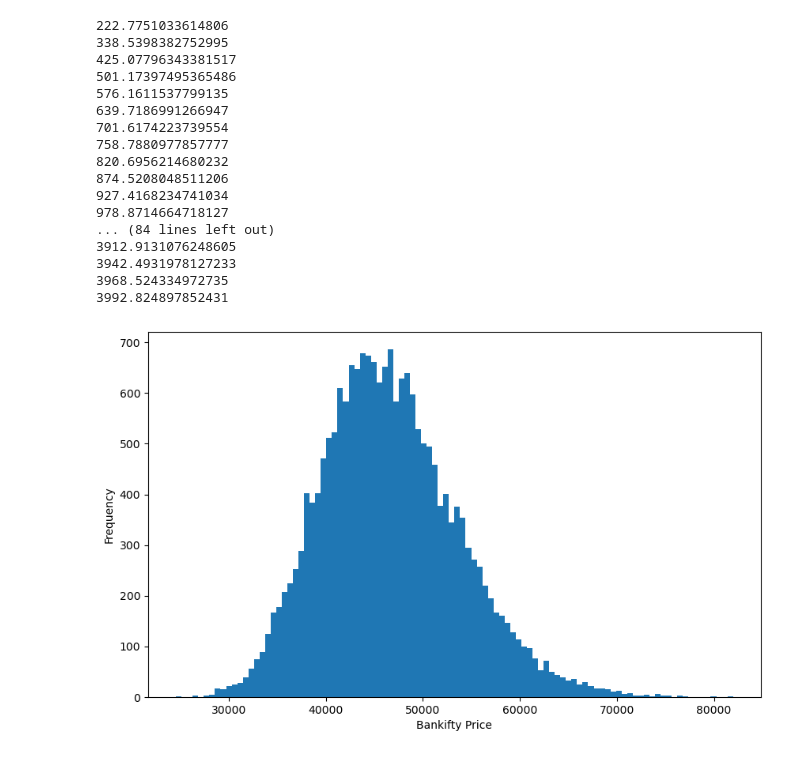
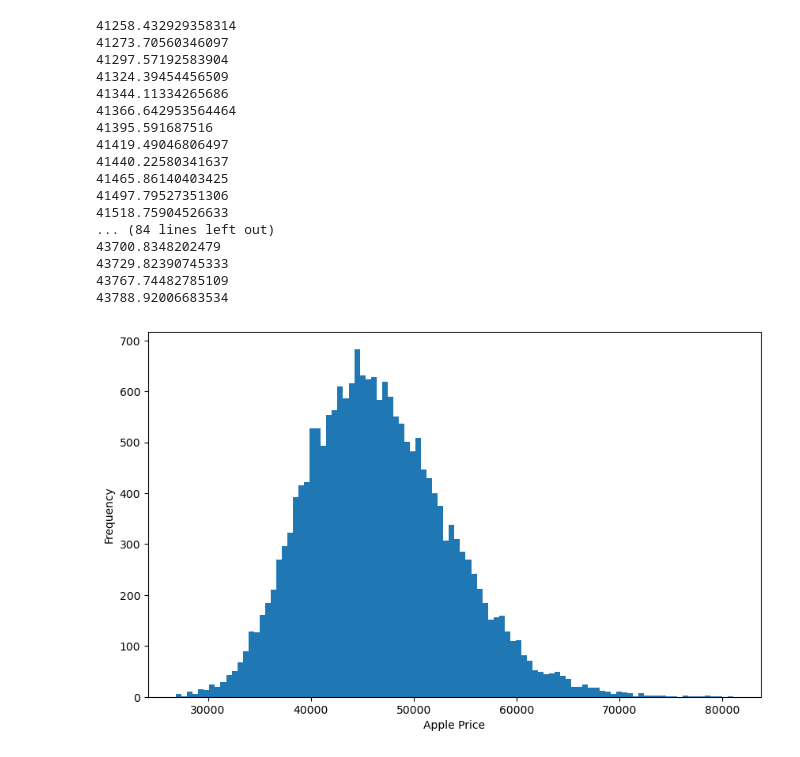
Before and after one commit to himankudas/Goemetric-Brownian-Motion, a Jupyter notebook: Goemetric Brownian Motion.ipynb, the cells around one changed output. Drawn from its saved outputs; the diff is of its cells as text; code cells hidden in the pictures.

```diff
--- a/Goemetric Brownian Motion.ipynb
+++ b/Goemetric Brownian Motion.ipynb
@@ -55,12 +60,15 @@ volatility.plot()
 # %%
 #Blackscholes Merton Model
+
 S0 = 43921
 R = 0.06
 Sm = 0.15 #sigma
 T = 1
 I = 20000
-K = 44000
+K = 140
 # %%
+# Defining Goemetric Brownian Motion
+
 def gbm_mcs_stat(K):
     I = 10000
 M = 100
@@ -72,29 +80,31 @@ for t in range(1, M + 1):
     hT = np.maximum(S[t] - K, 0)
     C0 = math.exp(-R * T) * np.mean(hT)
     print (C0)
-    gbm_mcs_stat(K=44000)
+    gbm_mcs_stat(K=140)
 # %% [output]
-222.7751033614806
-338.5398382752995
-425.07796343381517
-501.17397495365486
-576.1611537799135
-639.7186991266947
-701.6174223739554
-758.7880977857777
-820.6956214680232
-874.5208048511206
-927.4168234741034
-978.8714664718127
+41258.432929358314
+41273.70560346097
+41297.57192583904
+41324.39454456509
+41344.11334265686
+41366.642953564464
+41395.591687516
+41419.49046806497
+41440.22580341637
+41465.86140403425
+41497.79527351306
+41518.75904526633
 ... (84 lines left out)
-3912.9131076248605
-3942.4931978127233
-3968.524334972735
-3992.824897852431
+43700.8348202479
+43729.82390745333
+43767.74482785109
+43788.92006683534
 # %%
+# Plotting the chart
+
 plt.figure(figsize=(10, 6))
 plt.hist(S[-1], bins=100)
-plt.xlabel('Bankifty Price')
+plt.xlabel('Apple Price')
 plt.ylabel('Frequency');
 # %% [output]
-[figure, old version]
+[figure, new version]
```
Also changed, not shown: parts of 4 cells of this notebook.
